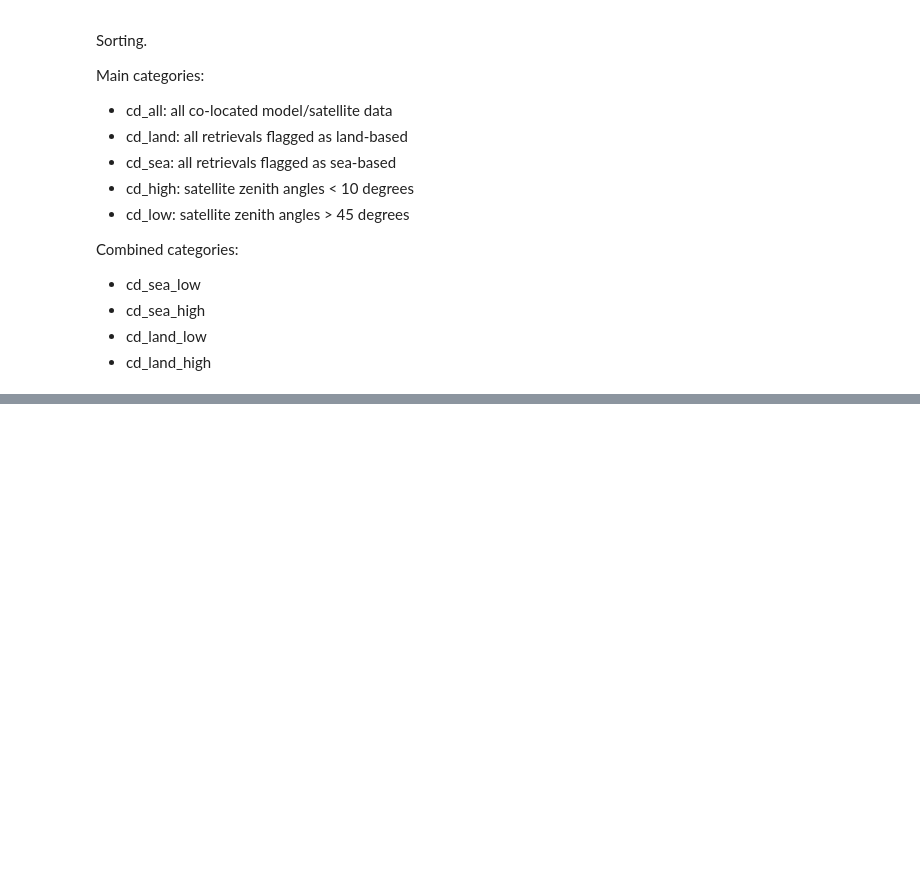
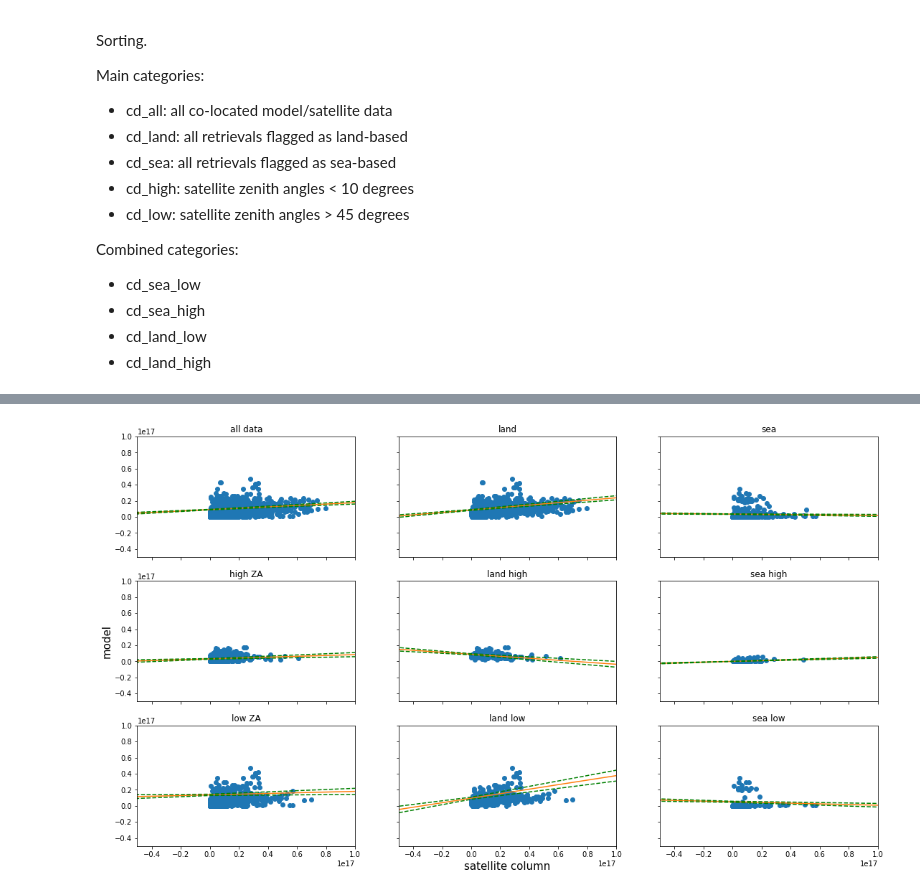
Before and after one commit to douglowe/satellite_data_processing, a Jupyter notebook: bulk_regional_nh3_satellite_model_comparison.ipynb, the cells around one changed output, grey strips where cells are left out. Saved outputs shown, nothing was run; the diff lists cells and outputs as text; code cells hidden in the pictures; blank space fills up the shorter version.

```diff
--- a/bulk_regional_nh3_satellite_model_comparison.ipynb
+++ b/bulk_regional_nh3_satellite_model_comparison.ipynb
@@ -255,0 +343,22 @@ nh3_plot(cd_sea_low,axes[2,2],"sea low")
+# %%
+fig, axes = plt.subplots(3, 3, sharex='all', sharey='all')
+fig.set_size_inches(18.5, 10.5)
+axes[2,1].set_xlabel(r'satellite column', fontsize=15)
+axes[1,0].set_ylabel(r'model', fontsize=15)
+
+weighted = True
+
+nh3_plot(cd_all,axes[0,0],"all data",weighted)
+nh3_plot(cd_land,axes[0,1],"land",weighted)
+nh3_plot(cd_sea,axes[0,2],"sea",weighted)
+
+nh3_plot(cd_high,axes[1,0],"high ZA",weighted)
+nh3_plot(cd_low,axes[2,0],"low ZA",weighted)
+
+nh3_plot(cd_land_high,axes[1,1],"land high",weighted)
+nh3_plot(cd_sea_high,axes[1,2],"sea high",weighted)
+
+nh3_plot(cd_land_low,axes[2,1],"land low",weighted)
+nh3_plot(cd_sea_low,axes[2,2],"sea low",weighted)
+# %% [output]
+[figure, added]
```
Also changed, not shown: parts of 13 cells of this notebook.
